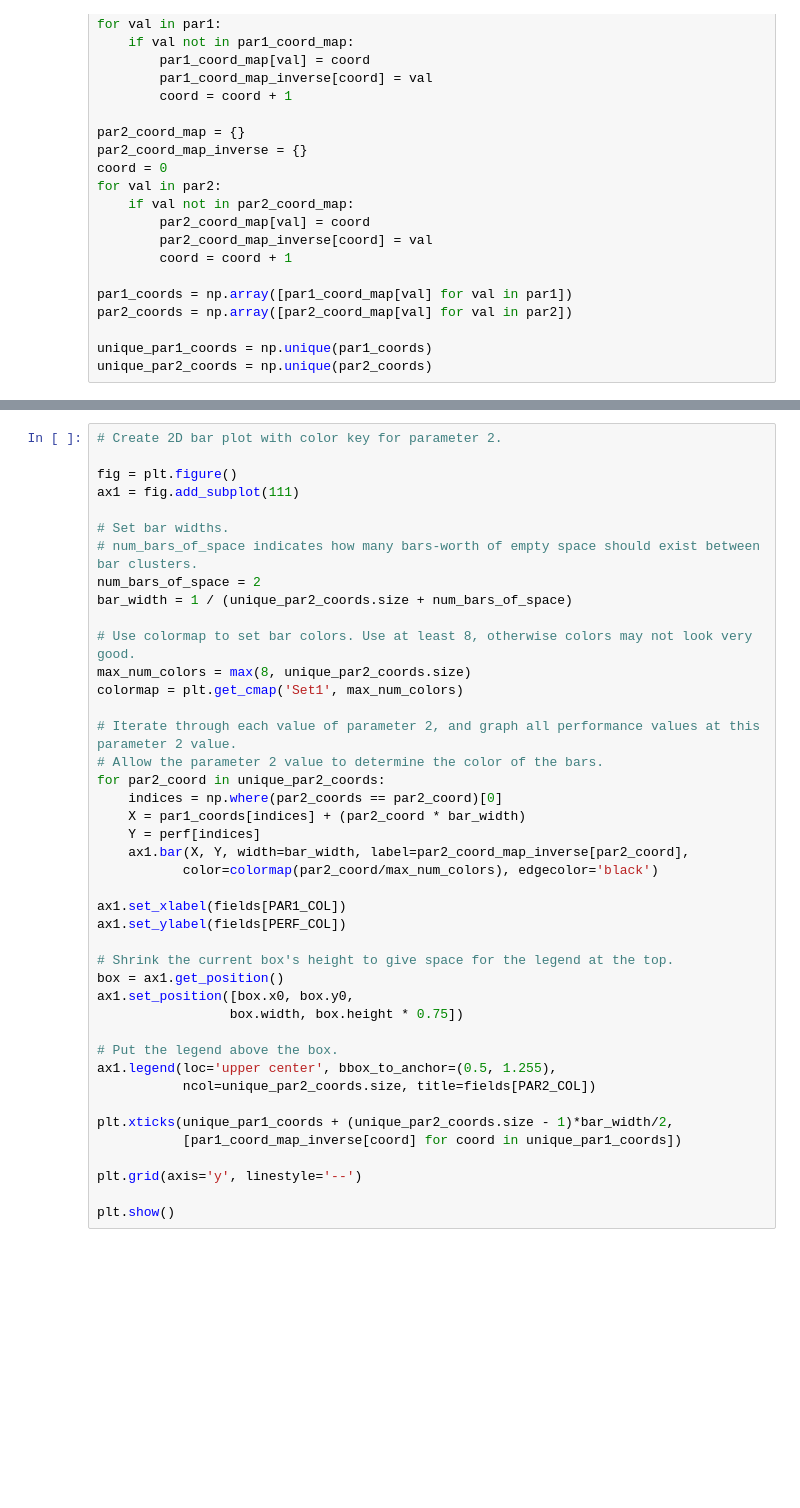
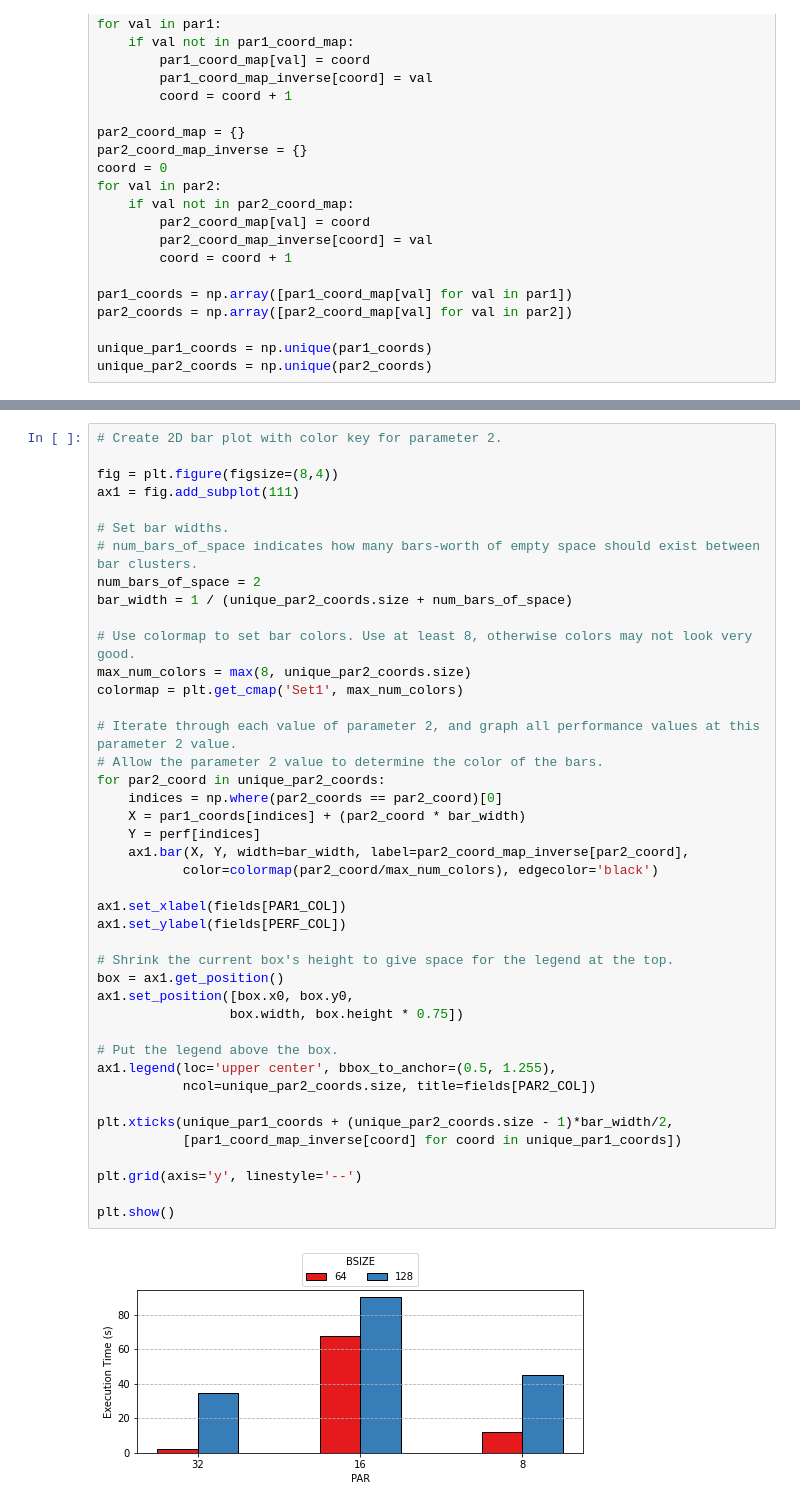
Before and after one commit to amyxan/performance_test_harness, a Jupyter notebook: make_plots_3Dbar_2DbarColor.ipynb, the cells around one changed output, grey strips where cells are left out. Saved outputs shown, nothing was run; the diff lists cells and outputs as text; blank space fills up the shorter version.

```diff
--- a/make_plots_3Dbar_2DbarColor.ipynb
+++ b/make_plots_3Dbar_2DbarColor.ipynb
@@ -140,7 +147,7 @@ plt.show()
 # %%
 # Create 2D bar plot with color key for parameter 2.
 
-fig = plt.figure()
+fig = plt.figure(figsize=(8,4))
 ax1 = fig.add_subplot(111)
 
 # Set bar widths.
@@ -152,33 +159,35 @@ bar_width = 1 / (unique_par2_coords.size + num_bars_of_space)
 max_num_colors = max(8, unique_par2_coords.size)
 colormap = plt.get_cmap('Set1', max_num_colors)
 
 # Iterate through each value of parameter 2, and graph all performance values at this parameter 2 value.
 # Allow the parameter 2 value to determine the color of the bars.
 for par2_coord in unique_par2_coords:
     indices = np.where(par2_coords == par2_coord)[0]
     X = par1_coords[indices] + (par2_coord * bar_width)
     Y = perf[indices]
     ax1.bar(X, Y, width=bar_width, label=par2_coord_map_inverse[par2_coord],
            color=colormap(par2_coord/max_num_colors), edgecolor='black')
 
 ax1.set_xlabel(fields[PAR1_COL])
 ax1.set_ylabel(fields[PERF_COL])
 
 # Shrink the current box's height to give space for the legend at the top.
 box = ax1.get_position()
 ax1.set_position([box.x0, box.y0,
                  box.width, box.height * 0.75])
 
 # Put the legend above the box.
 ax1.legend(loc='upper center', bbox_to_anchor=(0.5, 1.255),
            ncol=unique_par2_coords.size, title=fields[PAR2_COL])
 
 plt.xticks(unique_par1_coords + (unique_par2_coords.size - 1)*bar_width/2,
            [par1_coord_map_inverse[coord] for coord in unique_par1_coords])
 
 plt.grid(axis='y', linestyle='--')
 
 plt.show()
+# %% [output]
+[figure, added]
 # %%
 # Create heatmap.
 
```
Also changed, not shown: parts of 4 cells of this notebook, 3 other files.
